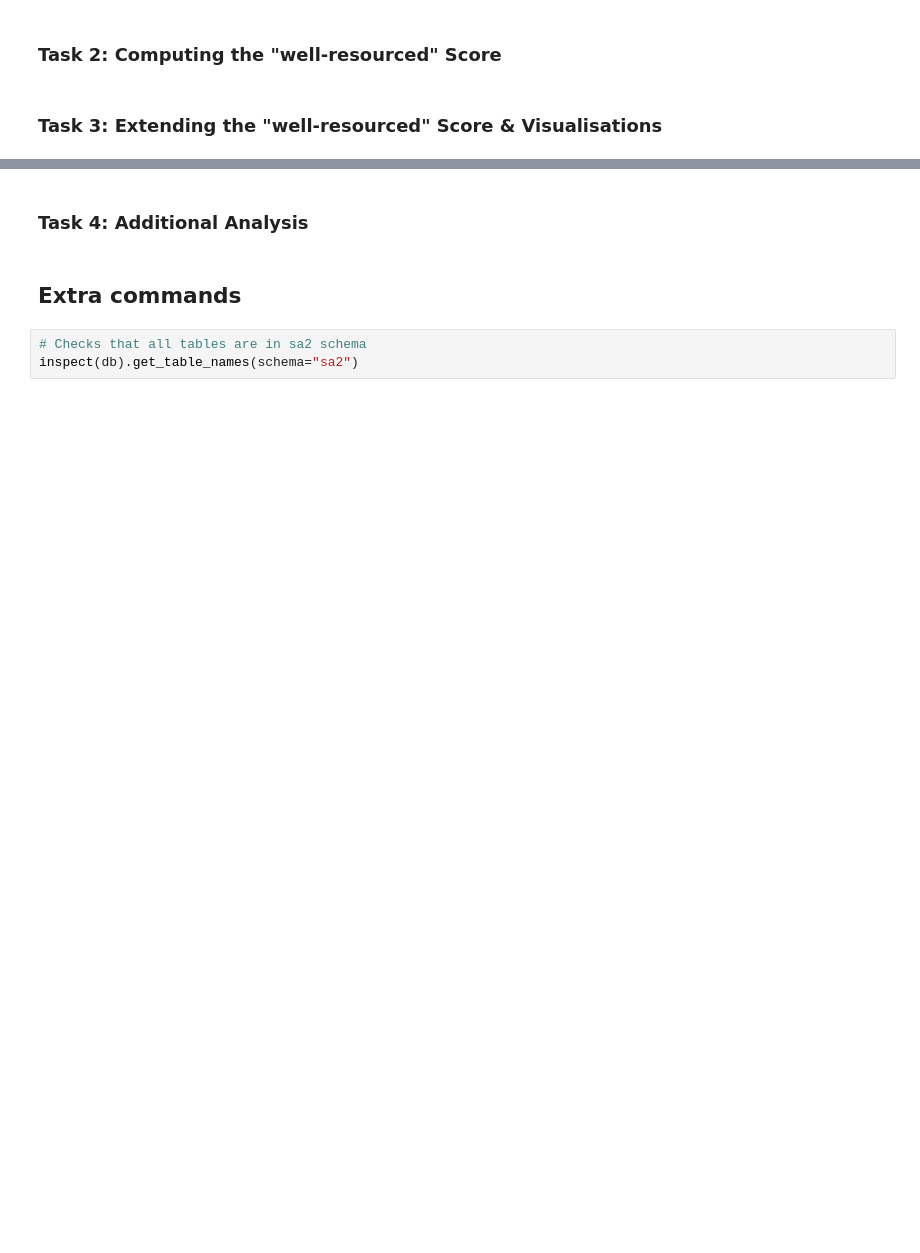
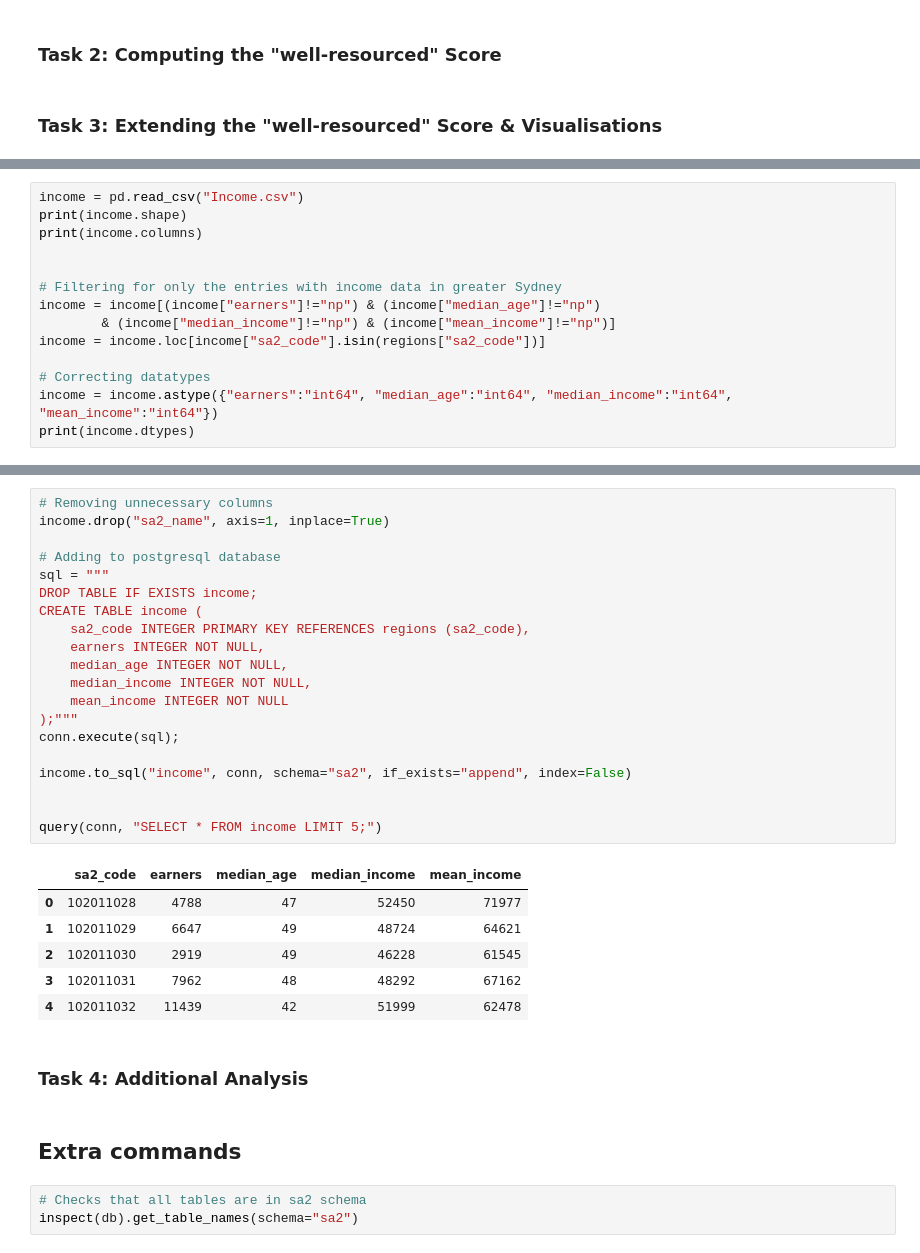
Before and after one commit to FixItChris/DATA2901, a Jupyter notebook: Report.ipynb, the cells around one changed output, grey strips where cells are left out. Saved outputs shown, nothing was run; the diff lists cells and outputs as text; blank space fills up the shorter version.

Commit message:
added income dataset

```diff
--- a/Report.ipynb
+++ b/Report.ipynb
@@ -554,0 +595,14 @@ conn.execute(sql);
+# %%
+income = pd.read_csv("Income.csv")
+print(income.shape)
+print(income.columns)
+
+
+# Filtering for only the entries with income data in greater Sydney
+income = income[(income["earners"]!="np") & (income["median_age"]!="np")
+        & (income["median_income"]!="np") & (income["mean_income"]!="np")]
+income = income.loc[income["sa2_code"].isin(regions["sa2_code"])]
+
+# Correcting datatypes
+income = income.astype({"earners":"int64", "median_age":"int64", "median_income":"int64", "mean_income":"int64"})
+print(income.dtypes)
@@ -555,3 +621,30 @@ conn.execute(sql);
+# %%
+# Removing unnecessary columns
+income.drop("sa2_name", axis=1, inplace=True)
+
+# Adding to postgresql database
+sql = """
+DROP TABLE IF EXISTS income;
+CREATE TABLE income (
+    sa2_code INTEGER PRIMARY KEY REFERENCES regions (sa2_code),
+    earners INTEGER NOT NULL,
+    median_age INTEGER NOT NULL,
+    median_income INTEGER NOT NULL,
+    mean_income INTEGER NOT NULL
+);"""
+conn.execute(sql);
+
+income.to_sql("income", conn, schema="sa2", if_exists="append", index=False)
+
+
+query(conn, "SELECT * FROM income LIMIT 5;")
+# %% [output]
+|  | sa2_code | earners | median_age | median_income | mean_income |
+| 0 | 102011028 | 4788 | 47 | 52450 | 71977 |
+| 1 | 102011029 | 6647 | 49 | 48724 | 64621 |
+| 2 | 102011030 | 2919 | 49 | 46228 | 61545 |
+| 3 | 102011031 | 7962 | 48 | 48292 | 67162 |
+| 4 | 102011032 | 11439 | 42 | 51999 | 62478 |
 # %% [markdown]
 ### Task 4:  Additional Analysis
 # %% [markdown]
```
Also changed, not shown: parts of 27 cells of this notebook.
